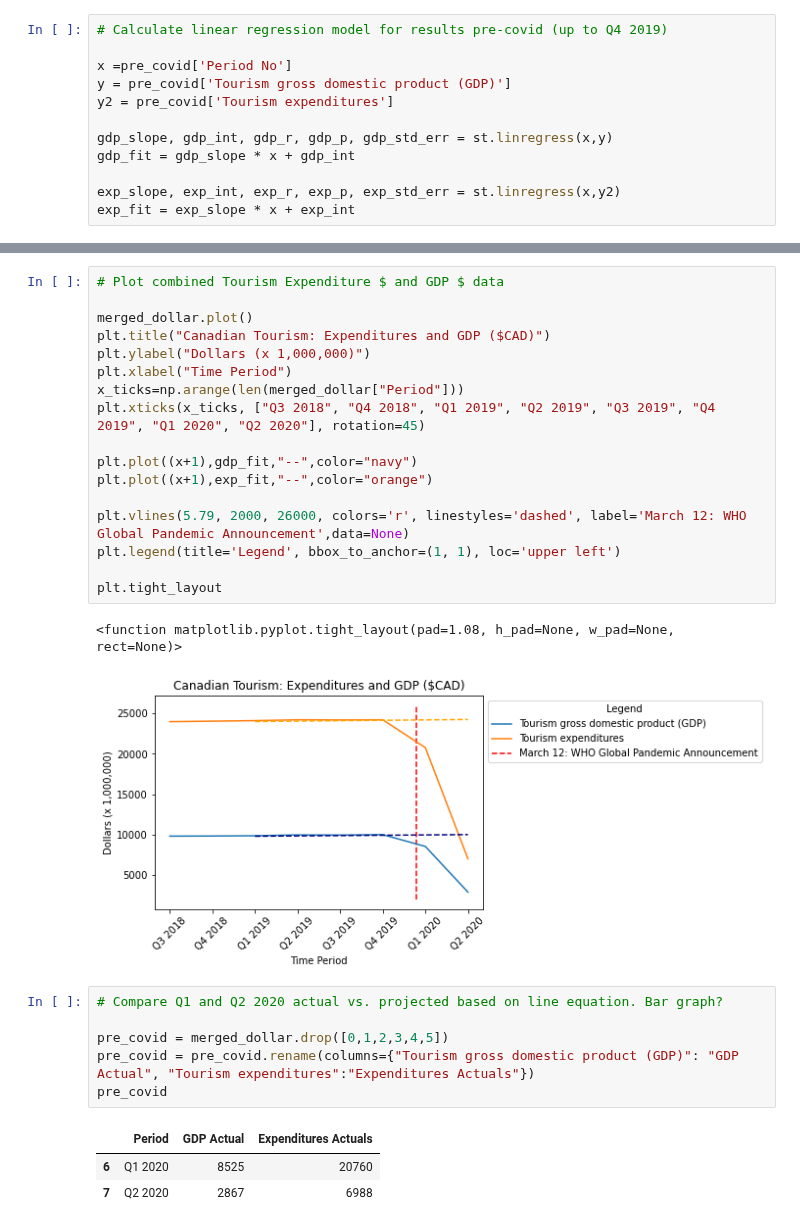
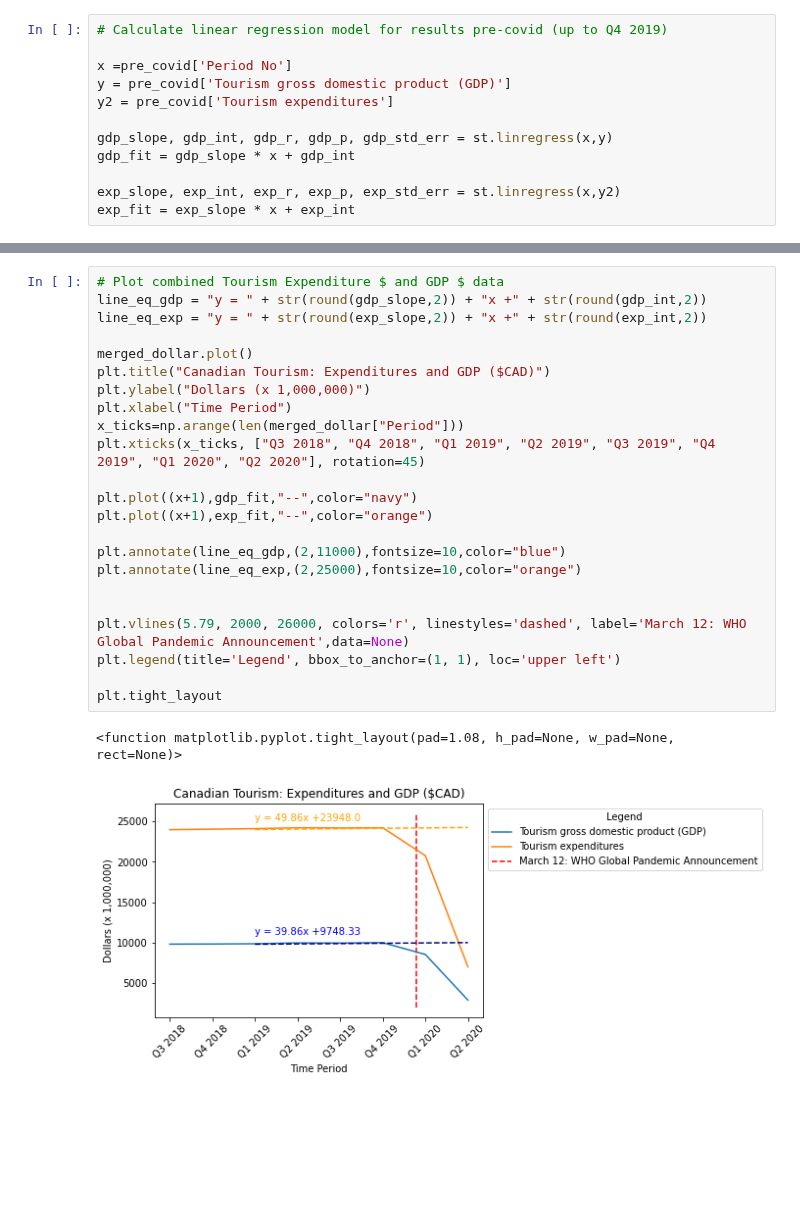
Before and after one commit to chenghaohan/Team_Anti-COVID_Project1, a Jupyter notebook: Impact of Covid on different sectors/Tourism Impact - Canada.ipynb, the cells around one changed output, grey strips where cells are left out. Drawn from its saved outputs; the diff is of its cells as text; blank space fills up the shorter version.

```diff
--- a/Impact of Covid on different sectors/Tourism Impact - Canada.ipynb
+++ b/Impact of Covid on different sectors/Tourism Impact - Canada.ipynb
@@ -226,30 +210,26 @@ exp_fit = exp_slope * x + exp_int
 # %%
 # Plot combined Tourism Expenditure $ and GDP $ data
+line_eq_gdp = "y = " + str(round(gdp_slope,2)) + "x +" + str(round(gdp_int,2))
+line_eq_exp = "y = " + str(round(exp_slope,2)) + "x +" + str(round(exp_int,2))
 
 merged_dollar.plot()
 plt.title("Canadian Tourism: Expenditures and GDP ($CAD)")
 plt.ylabel("Dollars (x 1,000,000)")
 plt.xlabel("Time Period")
 x_ticks=np.arange(len(merged_dollar["Period"]))
 plt.xticks(x_ticks, ["Q3 2018", "Q4 2018", "Q1 2019", "Q2 2019", "Q3 2019", "Q4 2019", "Q1 2020", "Q2 2020"], rotation=45)
 
 plt.plot((x+1),gdp_fit,"--",color="navy")
 plt.plot((x+1),exp_fit,"--",color="orange")
 
+plt.annotate(line_eq_gdp,(2,11000),fontsize=10,color="blue")
+plt.annotate(line_eq_exp,(2,25000),fontsize=10,color="orange")
+
+
 plt.vlines(5.79, 2000, 26000, colors='r', linestyles='dashed', label='March 12: WHO Global Pandemic Announcement',data=None)
 plt.legend(title='Legend', bbox_to_anchor=(1, 1), loc='upper left')
 
 plt.tight_layout
 # %% [output]
 <function matplotlib.pyplot.tight_layout(pad=1.08, h_pad=None, w_pad=None, rect=None)>
-[figure, old version]
+[figure, new version]
-# %%
-# Compare Q1 and Q2 2020 actual vs. projected based on line equation. Bar graph?
-
-pre_covid = merged_dollar.drop([0,1,2,3,4,5])
-pre_covid = pre_covid.rename(columns={"Tourism gross domestic product (GDP)": "GDP Actual", "Tourism expenditures":"Expenditures Actuals"})
-pre_covid
-# %% [output]
-|  | Period | GDP Actual | Expenditures Actuals |
-| 6 | Q1 2020 | 8525 | 20760 |
-| 7 | Q2 2020 | 2867 | 6988 |
```
Also changed, not shown: parts of 11 cells of this notebook.
